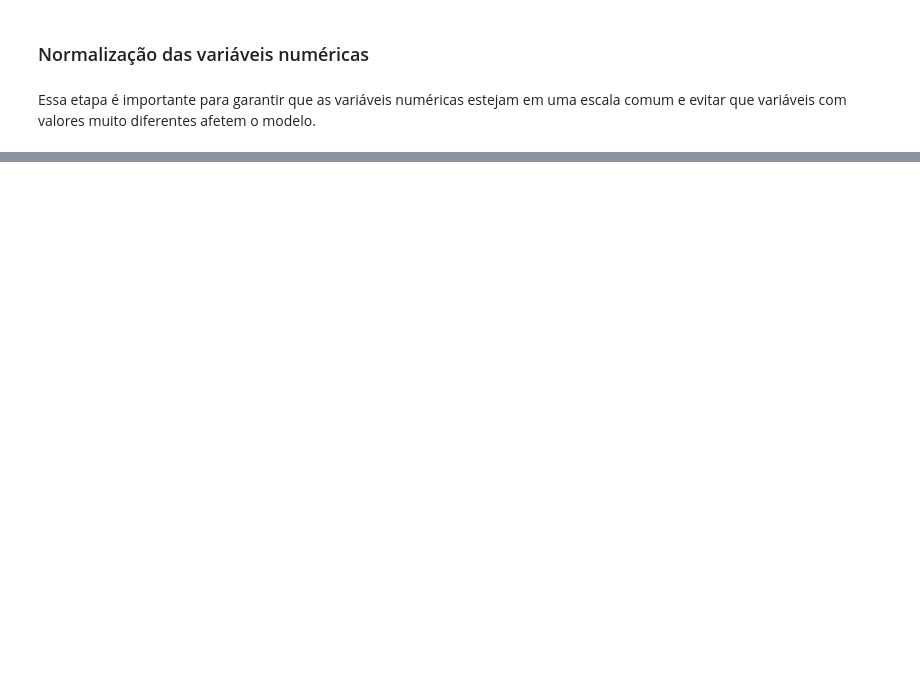
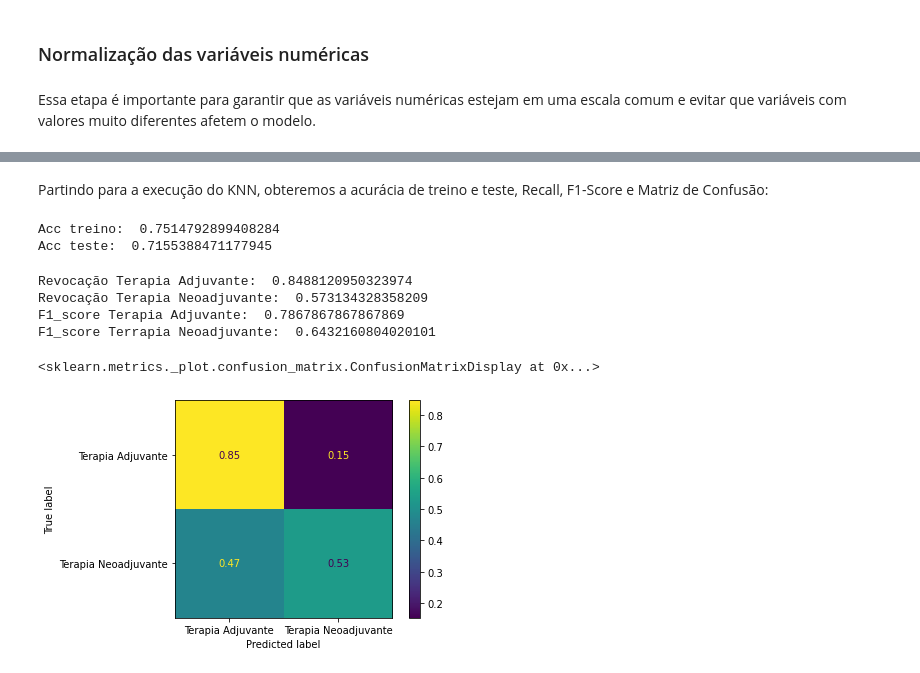
Before and after one commit to 2023M3T5-Inteli/grupo6, a Jupyter notebook: notebooks/OFICIAL.ipynb, the cells around one changed output, grey strips where cells are left out. Cells and saved outputs as stored; diff of their text form; code cells hidden in the pictures; blank space fills up the shorter version.

```diff
--- a/notebooks/OFICIAL.ipynb
+++ b/notebooks/OFICIAL.ipynb
@@ -988,0 +1885,16 @@ Modelo: target -> sucesso.
+# %%
+# scaler = StandardScaler()
+# imputer = SimpleImputer(strategy='mean')
+
+# Função para fazer a normalização das variáveis numéricas
+def normalize_quant (df, columns):
+  for column in columns:
+      imputer = SimpleImputer(strategy='mean')
+      scaler = StandardScaler()
+      df[[column]] = imputer.fit_transform(df[[column]]).reshape(-1, 1)
+      df[[column]] = scaler.fit_transform(df[[column]]).reshape(-1, 1)
+  return df
+# %%
+columns_normalize = ['peso', 'altura_em_centimetros', 'imc', 'codigo_da_morfologia_de_acordo_com_o_cid_o_1']
+X_train = normalize_quant(X_train, columns_normalize)
+X_test = normalize_quant(X_test, columns_normalize)
@@ -988,0 +1977,38 @@ Modelo: target -> sucesso.
+# %% [markdown]
+Partindo para a execução do KNN, obteremos a acurácia de treino e teste, Recall, F1-Score e Matriz de Confusão:
+# %%
+
+knn = KNeighborsClassifier(n_neighbors=23)
+knn.fit( X_train, y_train.squeeze() )
+print('Acc treino: ', knn.score(X_train, y_train ))
+print('Acc teste: ', knn.score(X_test, y_test.squeeze() ))
+# %% [output]
+Acc treino:  0.7514792899408284
+Acc teste:  0.7155388471177945
+# %%
+y_pred = knn.predict(X_test)
+# %%
+# Obtendo o Recall da Terapia Adjuvante e Neoadjuvante
+print( 'Revocação Terapia Adjuvante: ', recall_score( y_test, y_pred, pos_label='Terapia Adjuvante'))
+print( 'Revocação Terapia Neoadjuvante: ', recall_score( y_test, y_pred, pos_label='Terapia Neoadjuvante'))
+
+# Obtendo o F1-Score da Terapia Adjuvante e Neoadjuvante
+print( 'F1_score Terapia Adjuvante: ', f1_score( y_test, y_pred, pos_label='Terapia Adjuvante'))
+print( 'F1_score Terrapia Neoadjuvante: ', f1_score( y_test, y_pred, pos_label='Terapia Neoadjuvante'))
+# %% [output]
+Revocação Terapia Adjuvante:  0.8488120950323974
+Revocação Terapia Neoadjuvante:  0.573134328358209
+F1_score Terapia Adjuvante:  0.7867867867867869
+F1_score Terrapia Neoadjuvante:  0.6432160804020101
+# %%
+# Obtendo a matriz de confusão
+cm = confusion_matrix(y_test, y_pred, normalize='true')
+
+# versão visualmente mais bonita da matriz de confusão
+disp = ConfusionMatrixDisplay(confusion_matrix=cm,
+                              display_labels=knn.classes_)
+
+disp.plot()
+# %% [output]
+<sklearn.metrics._plot.confusion_matrix.ConfusionMatrixDisplay at 0x...>
+[figure, added]
```
Also changed, not shown: parts of 241 cells of this notebook, 2 other files.
